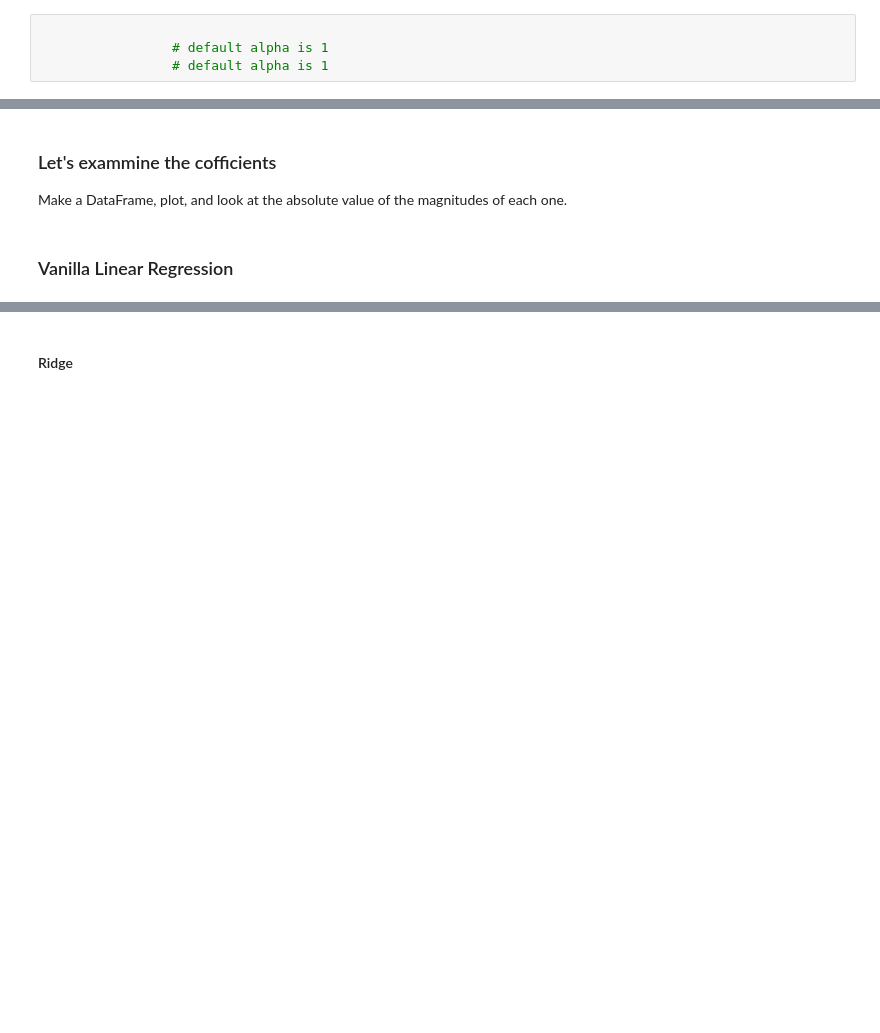
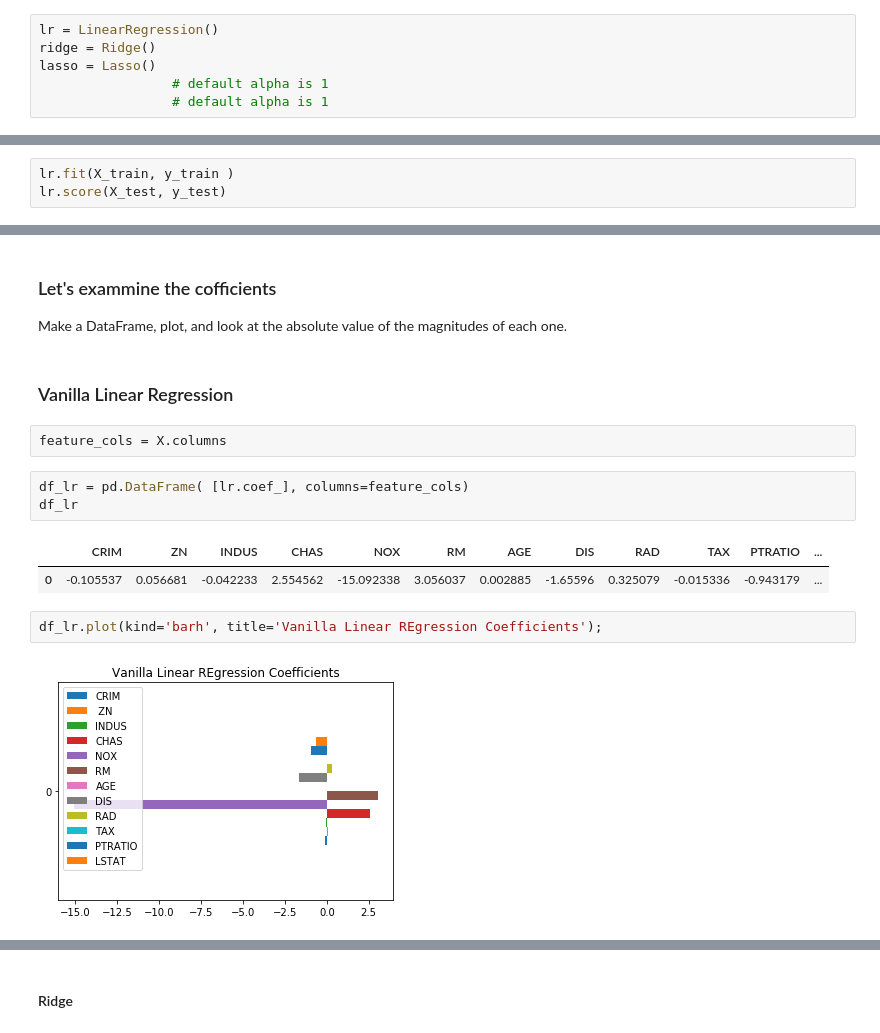
Before and after one commit to ersingt/coursework, a Jupyter notebook: 04-Week/02-lasso_ridge/lasso_ridge.ipynb, the cells around one changed output, grey strips where cells are left out. Saved outputs shown, nothing was run; the diff lists cells and outputs as text; blank space fills up the shorter version.

```diff
--- a/04-Week/02-lasso_ridge/lasso_ridge.ipynb
+++ b/04-Week/02-lasso_ridge/lasso_ridge.ipynb
@@ -86,7 +138,9 @@ y.head()
 # %% [markdown]
 ### Instantiate the models
 # %%
-
+lr = LinearRegression()
+ridge = Ridge()
+lasso = Lasso()
                  # default alpha is 1
                  # default alpha is 1
 # %% [markdown]
@@ -95,3 +149,6 @@ y.head()
 Let's fit and score the models. We aren't creating a validation dataset and using cross validation here because we want to focus on what Ridge and Lasso do.
 # %% [markdown]
 ### Vanilla Linear Regression 🍦
+# %%
+lr.fit(X_train, y_train )
+lr.score(X_test, y_test)
@@ -105,3 +176,15 @@ Let's fit and score the models. We aren't creating a validation dataset and usin
 Make a DataFrame, plot, and look at the absolute value of the magnitudes of each one.
 # %% [markdown]
 ### Vanilla Linear Regression
+# %%
+feature_cols = X.columns
+# %%
+df_lr = pd.DataFrame( [lr.coef_], columns=feature_cols)
+df_lr
+# %% [output]
+|  | CRIM | ZN | INDUS | CHAS | NOX | RM | AGE | DIS | RAD | TAX | PTRATIO | ... |
+| 0 | -0.105537 | 0.056681 | -0.042233 | 2.554562 | -15.092338 | 3.056037 | 0.002885 | -1.65596 | 0.325079 | -0.015336 | -0.943179 | ... |
+# %%
+df_lr.plot(kind='barh', title='Vanilla Linear REgression Coefficients');
+# %% [output]
+[figure, added]
```
Also changed, not shown: parts of 18 cells of this notebook, 6 other files.
